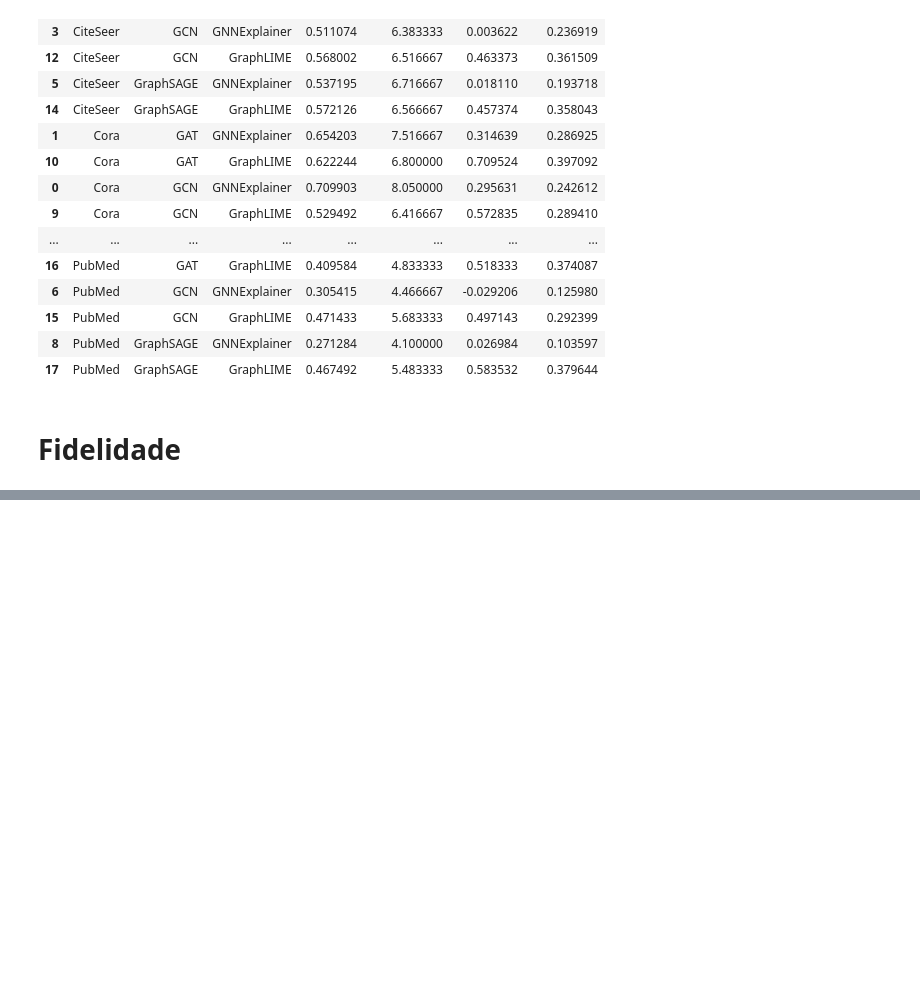
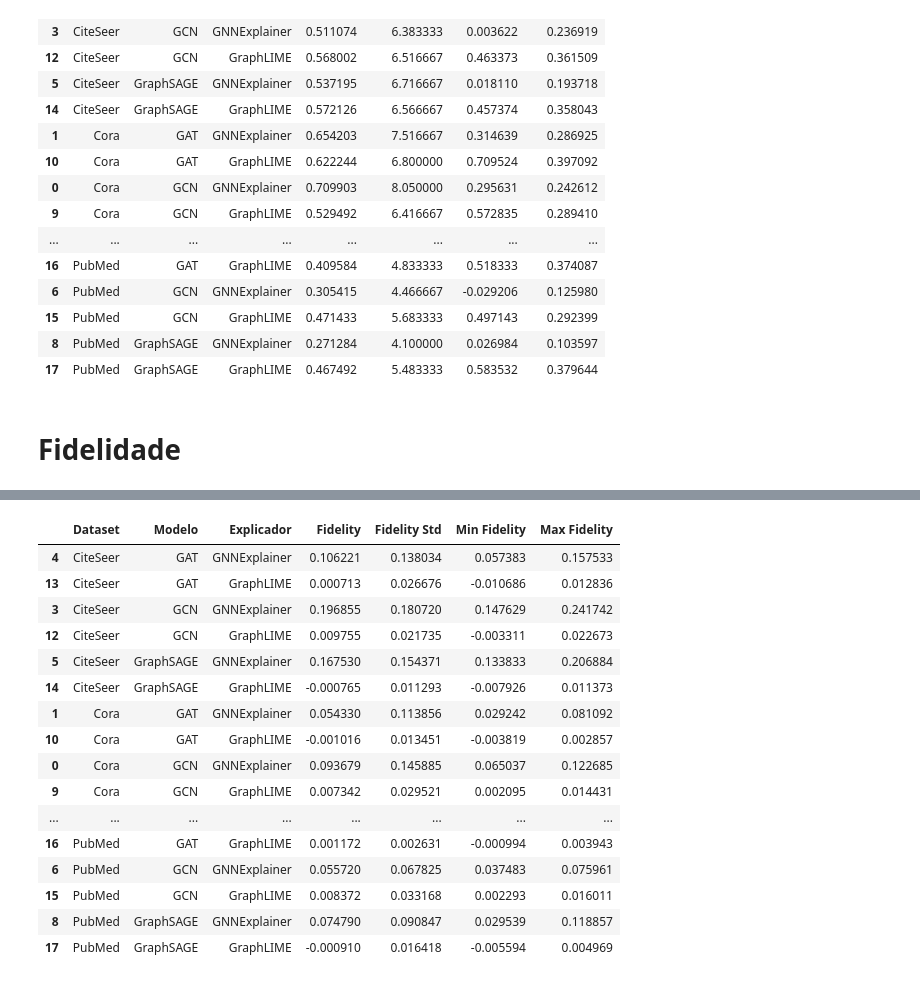
Before and after one commit to J0hnV1ct0r/Tabalho-Final-XAI, a Jupyter notebook: trabalho_final_xai.ipynb, the cells around one changed output, grey strips where cells are left out. Cells and saved outputs as stored; diff of their text form; code cells hidden in the pictures; blank space fills up the shorter version.

Commit message:
salvando os resultados da fidelidade

```diff
--- a/trabalho_final_xai.ipynb
+++ b/trabalho_final_xai.ipynb
@@ -3515,0 +4374,18 @@ dtype: float64
+# %%
+pubmed_graphsage_graphlime_exp = load_explanations(
+    dataset="PubMed",
+    model="GraphSAGE",
+    explainer="GraphLIME",
+    save_dir=r"C:\faculdade\Tabalho-Final-XAI\explicacoes"
+)
+# %%
+fidelity_pubmed_graphsage_graphlime = fidelity(
+
+    models=pubmed_graphsage_models,
+
+    explanations=pubmed_graphsage_graphlime_exp,
+
+    selected_nodes=selected_nodes_pubmed,
+
+    data=pubmed
+)
@@ -3515,0 +4486,66 @@ dtype: float64
+# %%
+summary_rows = []
+
+for explainer_name, results in {
+
+    "GNNExplainer":
+        all_results_fidelity_gnnexplainer,
+
+    "GraphLIME":
+        all_results_fidelity_graphlime
+
+}.items():
+
+    for experiment_name, df in results.items():
+
+        dataset, model = experiment_name.split("_")
+
+        summary_rows.append({
+
+            "Dataset": dataset,
+
+            "Modelo": model,
+
+            "Explicador": explainer_name,
+
+            "Fidelity":
+                df["mean_fidelity"].mean(),
+
+            "Fidelity Std":
+                df["mean_fidelity"].std(),
+
+            "Min Fidelity":
+                df["min_fidelity"].mean(),
+
+            "Max Fidelity":
+                df["max_fidelity"].mean()
+
+        })
+
+fidelity_summary_df = pd.DataFrame(
+    summary_rows
+)
+
+fidelity_summary_df = fidelity_summary_df.sort_values(
+    ["Dataset", "Modelo", "Explicador"]
+)
+
+fidelity_summary_df
+# %% [output]
+|  | Dataset | Modelo | Explicador | Fidelity | Fidelity Std | Min Fidelity | Max Fidelity |
+| 4 | CiteSeer | GAT | GNNExplainer | 0.106221 | 0.138034 | 0.057383 | 0.157533 |
+| 13 | CiteSeer | GAT | GraphLIME | 0.000713 | 0.026676 | -0.010686 | 0.012836 |
+| 3 | CiteSeer | GCN | GNNExplainer | 0.196855 | 0.180720 | 0.147629 | 0.241742 |
+| 12 | CiteSeer | GCN | GraphLIME | 0.009755 | 0.021735 | -0.003311 | 0.022673 |
+| 5 | CiteSeer | GraphSAGE | GNNExplainer | 0.167530 | 0.154371 | 0.133833 | 0.206884 |
+| 14 | CiteSeer | GraphSAGE | GraphLIME | -0.000765 | 0.011293 | -0.007926 | 0.011373 |
+| 1 | Cora | GAT | GNNExplainer | 0.054330 | 0.113856 | 0.029242 | 0.081092 |
+| 10 | Cora | GAT | GraphLIME | -0.001016 | 0.013451 | -0.003819 | 0.002857 |
+| 0 | Cora | GCN | GNNExplainer | 0.093679 | 0.145885 | 0.065037 | 0.122685 |
+| 9 | Cora | GCN | GraphLIME | 0.007342 | 0.029521 | 0.002095 | 0.014431 |
+| ... | ... | ... | ... | ... | ... | ... | ... |
+| 16 | PubMed | GAT | GraphLIME | 0.001172 | 0.002631 | -0.000994 | 0.003943 |
+| 6 | PubMed | GCN | GNNExplainer | 0.055720 | 0.067825 | 0.037483 | 0.075961 |
+| 15 | PubMed | GCN | GraphLIME | 0.008372 | 0.033168 | 0.002293 | 0.016011 |
+| 8 | PubMed | GraphSAGE | GNNExplainer | 0.074790 | 0.090847 | 0.029539 | 0.118857 |
+| 17 | PubMed | GraphSAGE | GraphLIME | -0.000910 | 0.016418 | -0.005594 | 0.004969 |
```
Also changed, not shown: parts of 143 cells of this notebook, 2 other files.
